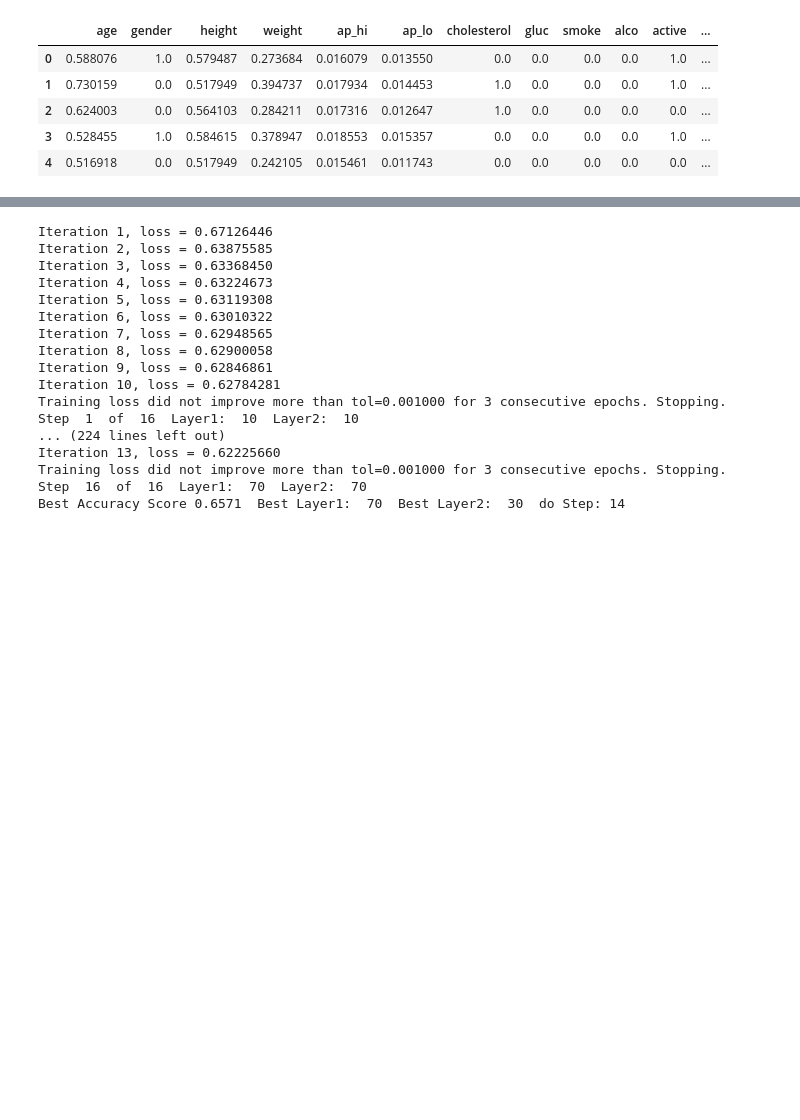
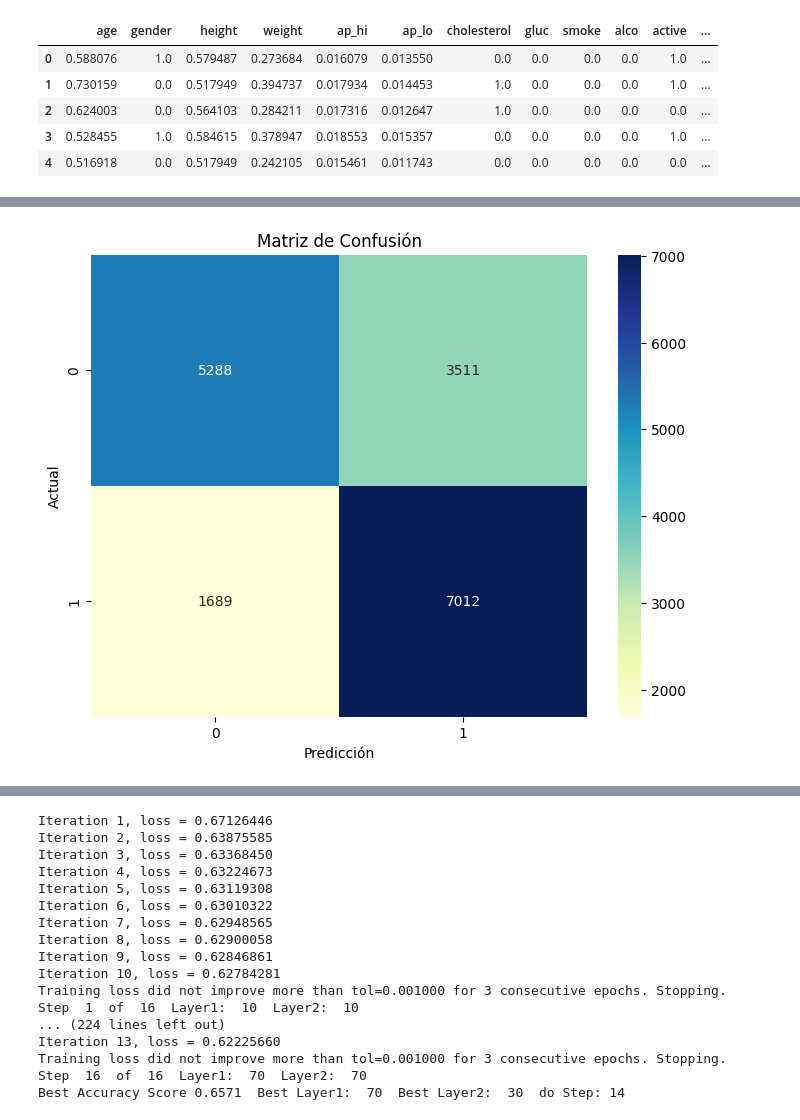
Before and after one commit to ignacionunezG/BI-Cardio-Disease, a Jupyter notebook: Proyecto.ipynb, the cells around one changed output, grey strips where cells are left out. Saved outputs shown, nothing was run; the diff lists cells and outputs as text; code cells hidden in the pictures; blank space fills up the shorter version.

```diff
--- a/Proyecto.ipynb
+++ b/Proyecto.ipynb
@@ -791,0 +844,11 @@ Name: cardio, dtype: float64
+# %%
+# Mejor modelo
+best_mlp = clf.best_estimator_
+
+# Evaluar en el conjunto de prueba
+Y_pred_test = best_mlp.predict(X_test)
+acc_score = accuracy_score(y_test, Y_pred_test)
+print('Accuracy on test set:', round(acc_score, 4))
+
+# Otras métricas
+print(classification_report(y_test, Y_pred_test))
@@ -791,0 +877,11 @@ Name: cardio, dtype: float64
+# %%
+# Matriz de Confusión
+conf_matrix = confusion_matrix(y_test, Y_pred_test)
+plt.figure(figsize=(8, 6))
+sns.heatmap(conf_matrix, annot=True, fmt='d', cmap="YlGnBu")
+plt.title('Matriz de Confusión')
+plt.ylabel('Actual')
+plt.xlabel('Predicción')
+plt.show()
+# %% [output]
+[figure, added]
```
Also changed, not shown: parts of 9 cells of this notebook.
